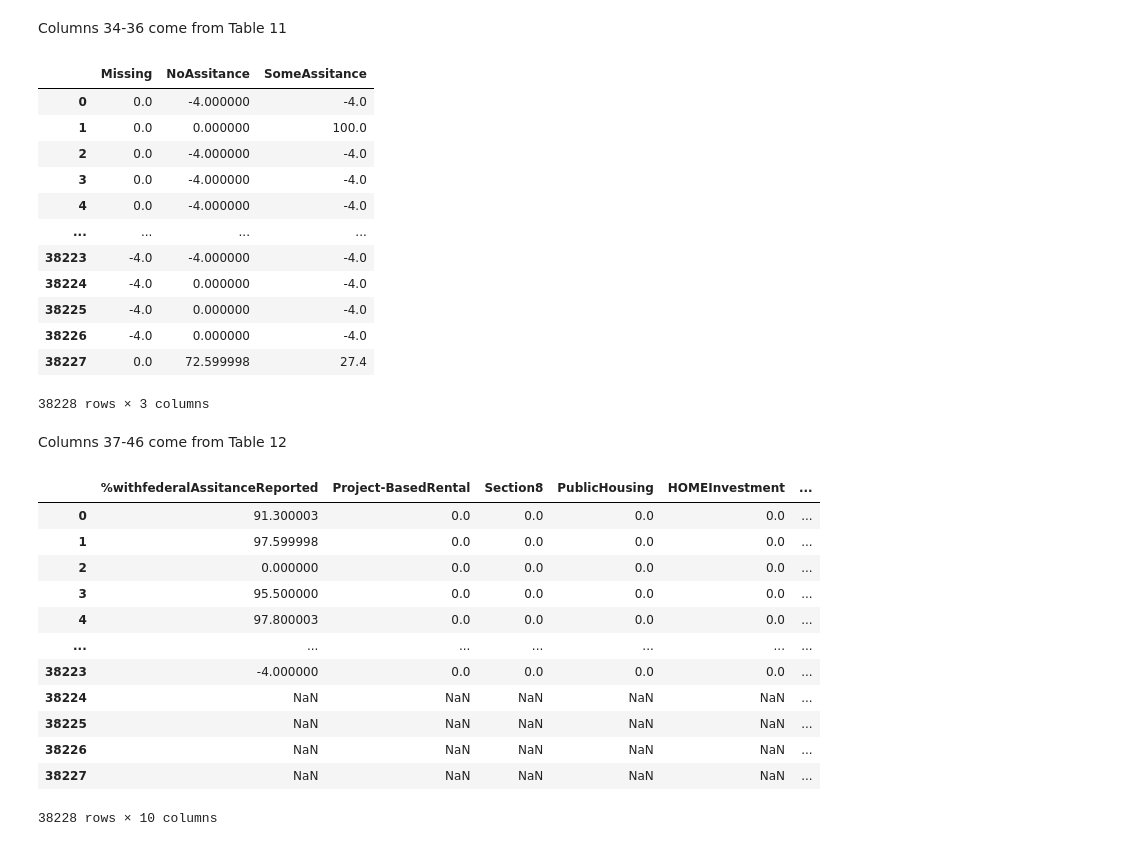
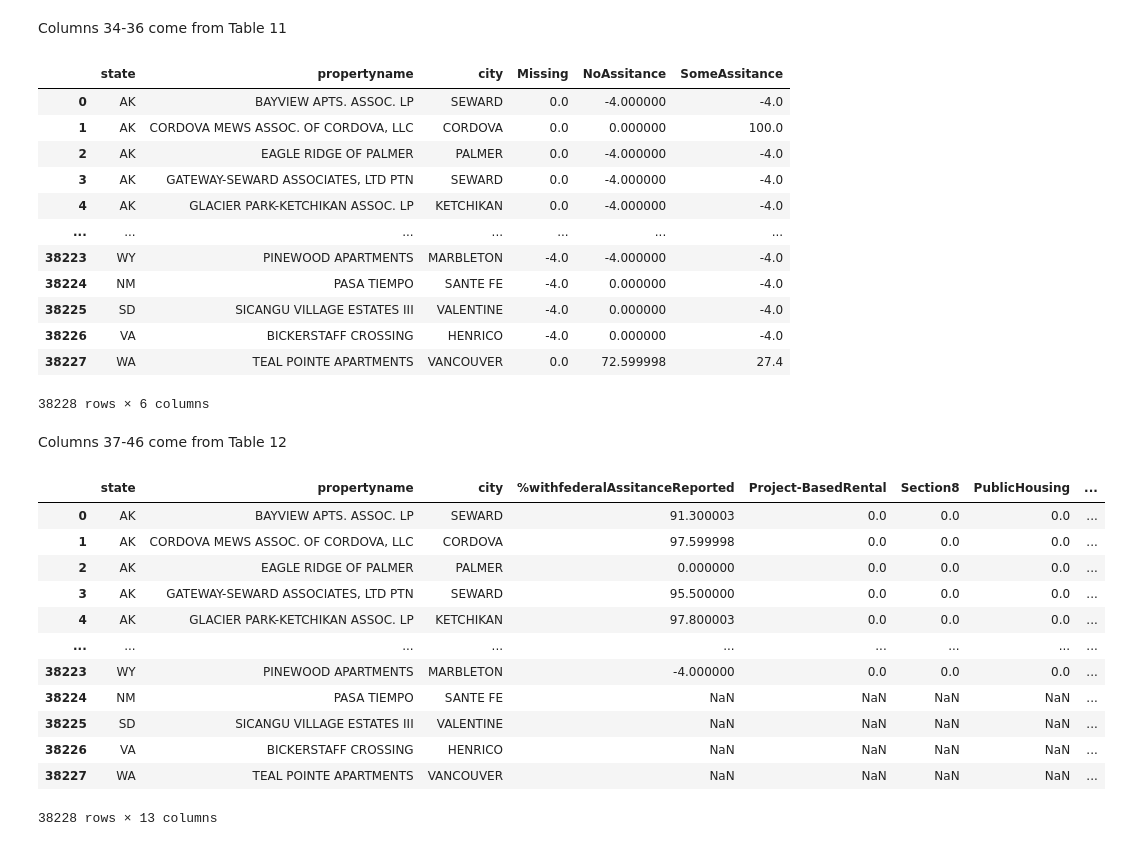
Before and after one commit to bitriagaleonela40-cmd/housing-research, a Jupyter notebook: Housing.ipynb, the cells around one changed output. Drawn from its saved outputs; the diff is of its cells as text; code cells hidden in the pictures.

```diff
--- a/Housing.ipynb
+++ b/Housing.ipynb
@@ -198,7 +215,7 @@ rentBurden
 Columns 34-36 come from Table 11
 # %%
 #Create date frame
-rentalAsssitance = housing_df[['UNITS_RNTASSTNCE_MSNG_PCT', 'UNITS_RNTASSTNCE_RPTD_0_PCT',
+rentalAsssitance = housing_df[['state', 'propertyname' ,'city','UNITS_RNTASSTNCE_MSNG_PCT', 'UNITS_RNTASSTNCE_RPTD_0_PCT',
        'UNITS_RNTASSTNCE_RPTD_GRT0_PCT']]
 
 #Rename variables
@@ -206,54 +223,63 @@ rentalAsssitance = rentalAsssitance.rename(columns={"UNITS_RNTASSTNCE_MSNG_PCT":
 rentalAsssitance = rentalAsssitance.rename(columns={"UNITS_RNTASSTNCE_RPTD_0_PCT": "NoAssitance"})
 rentalAsssitance = rentalAsssitance.rename(columns={"UNITS_RNTASSTNCE_RPTD_GRT0_PCT": "SomeAssitance"})
 rentalAsssitance
+
+#Cleaning null values
+
+#Data Visualization
 # %% [output]
-|  | Missing | NoAssitance | SomeAssitance |
-| 0 | 0.0 | -4.000000 | -4.0 |
-| 1 | 0.0 | 0.000000 | 100.0 |
-| 2 | 0.0 | -4.000000 | -4.0 |
-| 3 | 0.0 | -4.000000 | -4.0 |
-| 4 | 0.0 | -4.000000 | -4.0 |
-| ... | ... | ... | ... |
-| 38223 | -4.0 | -4.000000 | -4.0 |
-| 38224 | -4.0 | 0.000000 | -4.0 |
-| 38225 | -4.0 | 0.000000 | -4.0 |
-| 38226 | -4.0 | 0.000000 | -4.0 |
-| 38227 | 0.0 | 72.599998 | 27.4 |
+|  | state | propertyname | city | Missing | NoAssitance | SomeAssitance |
+| 0 | AK | BAYVIEW APTS. ASSOC. LP | SEWARD | 0.0 | -4.000000 | -4.0 |
+| 1 | AK | CORDOVA MEWS ASSOC. OF CORDOVA, LLC | CORDOVA | 0.0 | 0.000000 | 100.0 |
+| 2 | AK | EAGLE RIDGE OF PALMER | PALMER | 0.0 | -4.000000 | -4.0 |
+| 3 | AK | GATEWAY-SEWARD ASSOCIATES, LTD PTN | SEWARD | 0.0 | -4.000000 | -4.0 |
+| 4 | AK | GLACIER PARK-KETCHIKAN ASSOC. LP | KETCHIKAN | 0.0 | -4.000000 | -4.0 |
+| ... | ... | ... | ... | ... | ... | ... |
+| 38223 | WY | PINEWOOD APARTMENTS | MARBLETON | -4.0 | -4.000000 | -4.0 |
+| 38224 | NM | PASA TIEMPO | SANTE FE | -4.0 | 0.000000 | -4.0 |
+| 38225 | SD | SICANGU VILLAGE ESTATES III | VALENTINE | -4.0 | 0.000000 | -4.0 |
+| 38226 | VA | BICKERSTAFF CROSSING | HENRICO | -4.0 | 0.000000 | -4.0 |
+| 38227 | WA | TEAL POINTE APARTMENTS | VANCOUVER | 0.0 | 72.599998 | 27.4 |
-38228 rows × 3 columns
+38228 rows × 6 columns
 # %% [markdown]
 Columns 37-46 come from Table 12
 # %%
 #Create data frame
-federalAssitenceSource = housing_df[['UNITS_FRA_RPTD_GRT0_PCT',
+federalAssitenceSource = housing_df[['state', 'propertyname' ,'city','UNITS_FRA_RPTD_GRT0_PCT',
        'UNITS_FRA_SRC_PBRA_PCT', 'UNITS_FRA_SRC_S8_PCT',
        'UNITS_FRA_SRC_PH_PCT', 'UNITS_FRA_SRC_HOME_PCT',
        'UNITS_FRA_SRC_HCV_PCT', 'UNITS_FRA_SRC_PBV_PCT',
        'UNITS_FRA_SRC_S521_PCT', 'UNITS_FRA_SRC_OTHER_PCT',
        'UNITS_FRA_SRC_MSSNG_PCT']]
 
 #Rename variables
 federalAssitenceSource = federalAssitenceSource.rename(columns={"UNITS_FRA_RPTD_GRT0_PCT": "%withfederalAssitanceReported"})
 federalAssitenceSource = federalAssitenceSource.rename(columns={"UNITS_FRA_SRC_PBRA_PCT": "Project-BasedRental"})
 federalAssitenceSource = federalAssitenceSource.rename(columns={"UNITS_FRA_SRC_S8_PCT": "Section8"})
 federalAssitenceSource = federalAssitenceSource.rename(columns={"UNITS_FRA_SRC_PH_PCT": "PublicHousing"})
 federalAssitenceSource = federalAssitenceSource.rename(columns={"UNITS_FRA_SRC_HOME_PCT": "HOMEInvestment"})
 federalAssitenceSource = federalAssitenceSource.rename(columns={"UNITS_FRA_SRC_HCV_PCT": "HousingChoiceVoucher"})
 federalAssitenceSource = federalAssitenceSource.rename(columns={"UNITS_FRA_SRC_PBV_PCT": "ProjectBasedVoucher"})
 federalAssitenceSource = federalAssitenceSource.rename(columns={"UNITS_FRA_SRC_S521_PCT": "Section521"})
 federalAssitenceSource = federalAssitenceSource.rename(columns={"UNITS_FRA_SRC_OTHER_PCT": "Other"})
 federalAssitenceSource = federalAssitenceSource.rename(columns={"UNITS_FRA_SRC_MSSNG_PCT": "Missing"})
 federalAssitenceSource
+
+#Cleaning null values
+
+
+#Data Visualization
 # %% [output]
-|  | %withfederalAssitanceReported | Project-BasedRental | Section8 | PublicHousing | HOMEInvestment | ... |
-| 0 | 91.300003 | 0.0 | 0.0 | 0.0 | 0.0 | ... |
-| 1 | 97.599998 | 0.0 | 0.0 | 0.0 | 0.0 | ... |
-| 2 | 0.000000 | 0.0 | 0.0 | 0.0 | 0.0 | ... |
-| 3 | 95.500000 | 0.0 | 0.0 | 0.0 | 0.0 | ... |
-| 4 | 97.800003 | 0.0 | 0.0 | 0.0 | 0.0 | ... |
-| ... | ... | ... | ... | ... | ... | ... |
-| 38223 | -4.000000 | 0.0 | 0.0 | 0.0 | 0.0 | ... |
-| 38224 | NaN | NaN | NaN | NaN | NaN | ... |
-| 38225 | NaN | NaN | NaN | NaN | NaN | ... |
-| 38226 | NaN | NaN | NaN | NaN | NaN | ... |
-| 38227 | NaN | NaN | NaN | NaN | NaN | ... |
+|  | state | propertyname | city | %withfederalAssitanceReported | Project-BasedRental | Section8 | PublicHousing | ... |
+| 0 | AK | BAYVIEW APTS. ASSOC. LP | SEWARD | 91.300003 | 0.0 | 0.0 | 0.0 | ... |
+| 1 | AK | CORDOVA MEWS ASSOC. OF CORDOVA, LLC | CORDOVA | 97.599998 | 0.0 | 0.0 | 0.0 | ... |
+| 2 | AK | EAGLE RIDGE OF PALMER | PALMER | 0.000000 | 0.0 | 0.0 | 0.0 | ... |
+| 3 | AK | GATEWAY-SEWARD ASSOCIATES, LTD PTN | SEWARD | 95.500000 | 0.0 | 0.0 | 0.0 | ... |
+| 4 | AK | GLACIER PARK-KETCHIKAN ASSOC. LP | KETCHIKAN | 97.800003 | 0.0 | 0.0 | 0.0 | ... |
+| ... | ... | ... | ... | ... | ... | ... | ... | ... |
+| 38223 | WY | PINEWOOD APARTMENTS | MARBLETON | -4.000000 | 0.0 | 0.0 | 0.0 | ... |
+| 38224 | NM | PASA TIEMPO | SANTE FE | NaN | NaN | NaN | NaN | ... |
+| 38225 | SD | SICANGU VILLAGE ESTATES III | VALENTINE | NaN | NaN | NaN | NaN | ... |
+| 38226 | VA | BICKERSTAFF CROSSING | HENRICO | NaN | NaN | NaN | NaN | ... |
+| 38227 | WA | TEAL POINTE APARTMENTS | VANCOUVER | NaN | NaN | NaN | NaN | ... |
-38228 rows × 10 columns
+38228 rows × 13 columns
```
Also changed, not shown: parts of 4 cells of this notebook.
